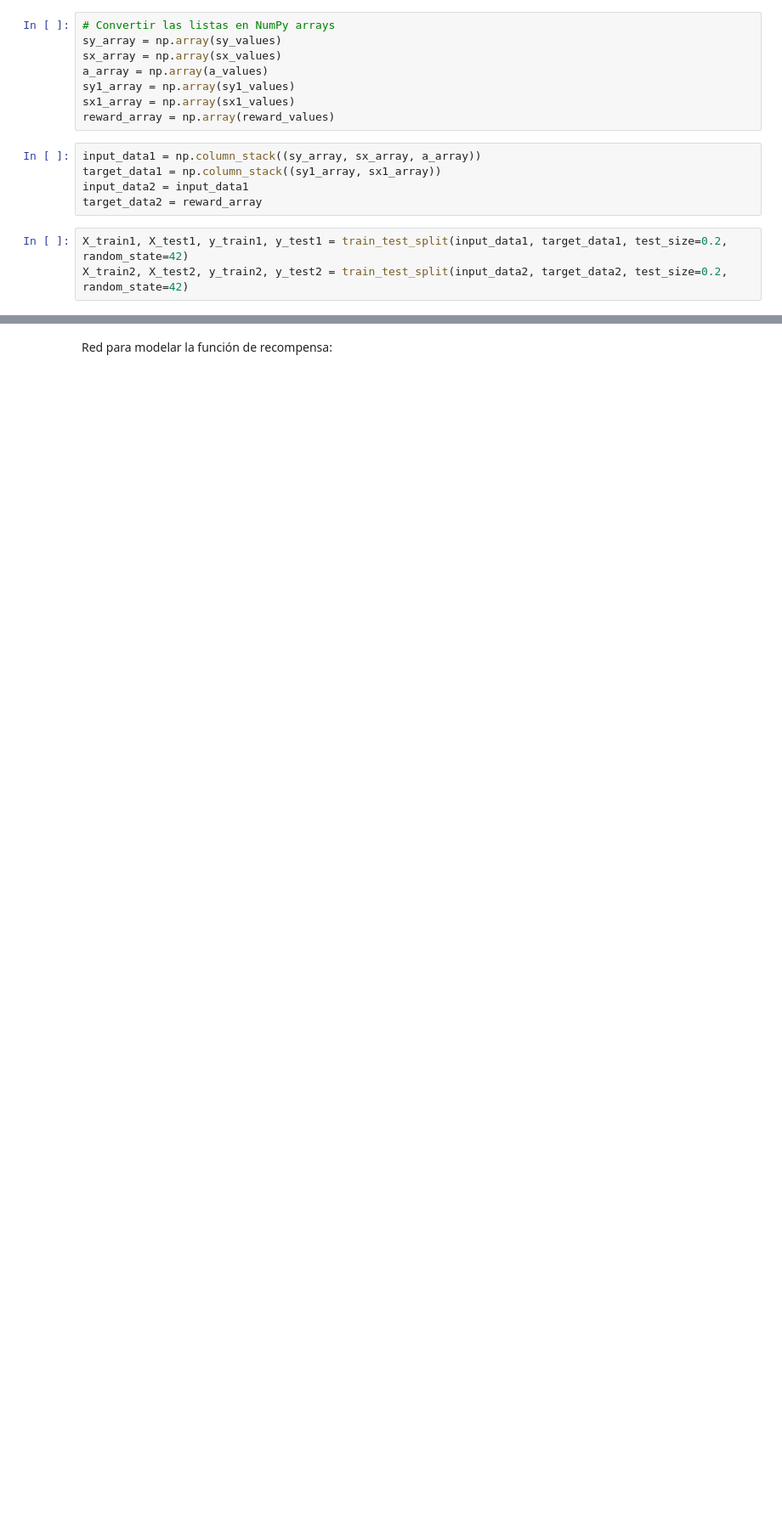
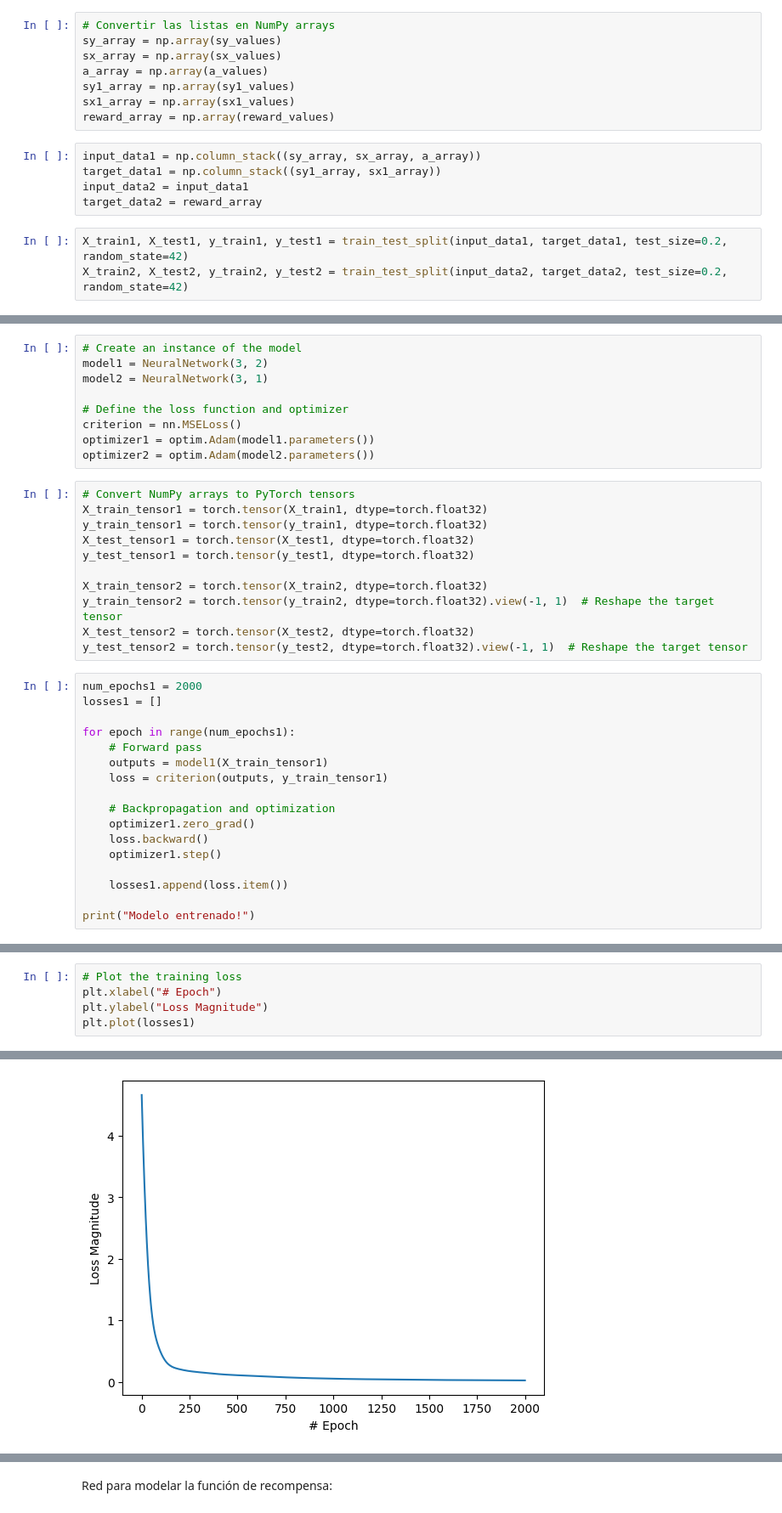
Before and after one commit to salvalago23/TFG_Salvador_Perez_GR, a Jupyter notebook: try/2_NNmodelsTrain.ipynb, the cells around one changed output, grey strips where cells are left out. Shown: that part at 85% size. Cells and saved outputs as stored; diff of their text form; blank space fills up the shorter version.

Commit message:
Se crean los modelos de recompensa y grid pero en pytorch

```diff
--- a/try/2_NNmodelsTrain.ipynb
+++ b/try/2_NNmodelsTrain.ipynb
@@ -69,0 +61,37 @@ plt.plot(historial1.history["loss"])
+# %%
+# Create an instance of the model
+model1 = NeuralNetwork(3, 2)
+model2 = NeuralNetwork(3, 1)
+
+# Define the loss function and optimizer
+criterion = nn.MSELoss()
+optimizer1 = optim.Adam(model1.parameters())
+optimizer2 = optim.Adam(model2.parameters())
+# %%
+# Convert NumPy arrays to PyTorch tensors
+X_train_tensor1 = torch.tensor(X_train1, dtype=torch.float32)
+y_train_tensor1 = torch.tensor(y_train1, dtype=torch.float32)
+X_test_tensor1 = torch.tensor(X_test1, dtype=torch.float32)
+y_test_tensor1 = torch.tensor(y_test1, dtype=torch.float32)
+
+X_train_tensor2 = torch.tensor(X_train2, dtype=torch.float32)
+y_train_tensor2 = torch.tensor(y_train2, dtype=torch.float32).view(-1, 1)  # Reshape the target tensor
+X_test_tensor2 = torch.tensor(X_test2, dtype=torch.float32)
+y_test_tensor2 = torch.tensor(y_test2, dtype=torch.float32).view(-1, 1)  # Reshape the target tensor
+# %%
+num_epochs1 = 2000
+losses1 = []
+
+for epoch in range(num_epochs1):
+    # Forward pass
+    outputs = model1(X_train_tensor1)
+    loss = criterion(outputs, y_train_tensor1)
+
+    # Backpropagation and optimization
+    optimizer1.zero_grad()
+    loss.backward()
+    optimizer1.step()
+
+    losses1.append(loss.item())
+
+print("Modelo entrenado!")
@@ -69,0 +108,6 @@ plt.plot(historial1.history["loss"])
+# %%
+# Plot the training loss
+plt.xlabel("# Epoch")
+plt.ylabel("Loss Magnitude")
+plt.plot(losses1)
+# %% [output]
@@ -69,0 +115 @@ plt.plot(historial1.history["loss"])
+[figure, added]
```
Also changed, not shown: parts of 20 cells of this notebook, 3 other files.
